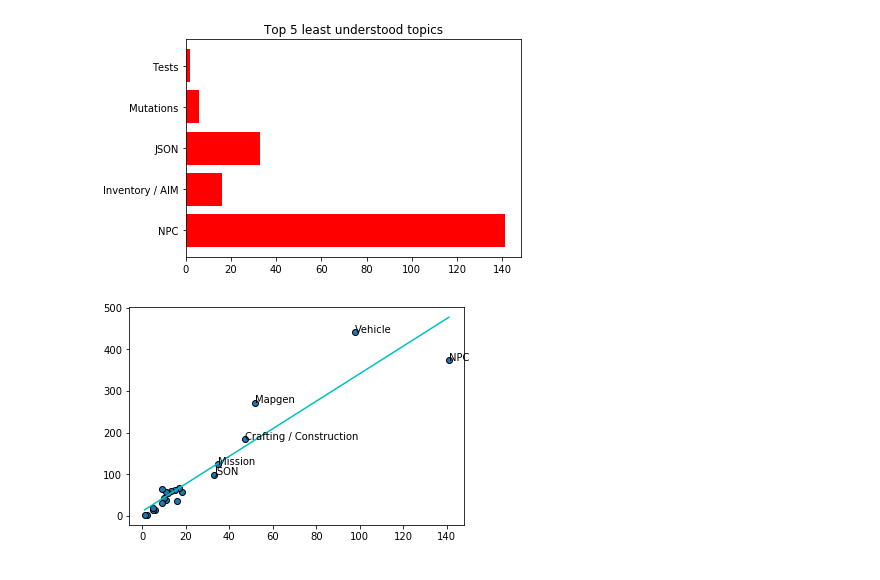
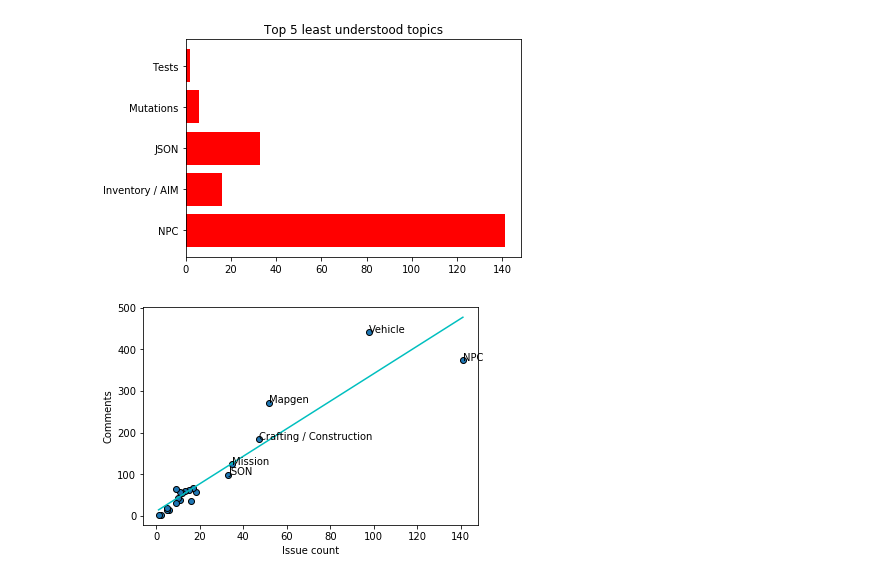
Before and after one commit to BoyanH/SoftwareProcesses17-18, a Jupyter notebook: Homework10/issue_PR_tracker.ipynb, the cells around one changed output. Saved outputs shown, nothing was run; the diff lists cells and outputs as text; code cells hidden in the pictures.

Commit message:
More plot labels

```diff
--- a/Homework10/issue_PR_tracker.ipynb
+++ b/Homework10/issue_PR_tracker.ipynb
@@ -200,16 +200,18 @@ plt.show()
 # %%
 to_plot = agg.drop(['Information / Interface']).sort_values("id", ascending=False)
 plt.scatter(to_plot.id,
             to_plot.comments,
             edgecolor='k')
 
 plt.plot(to_plot.id,
          regr.predict(to_plot.id.values.reshape(-1,1)),
          '-', c='c')
 
 for i in range(6):
     plt.annotate(to_plot.index[i], (to_plot.id[i], to_plot.comments[i]))
 
+plt.xlabel("Issue count")
+plt.ylabel("Comments")
 plt.show()
 # %% [output]
-[figure, old version]
+[figure, new version]
```
